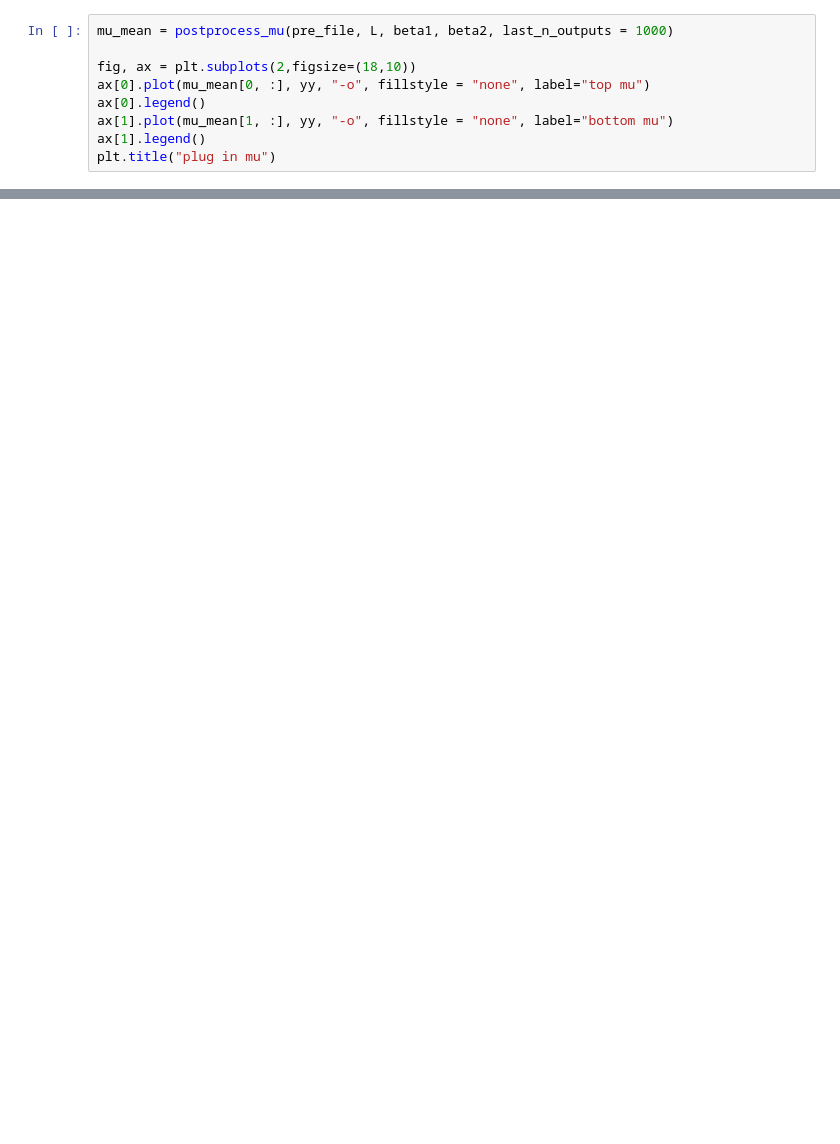
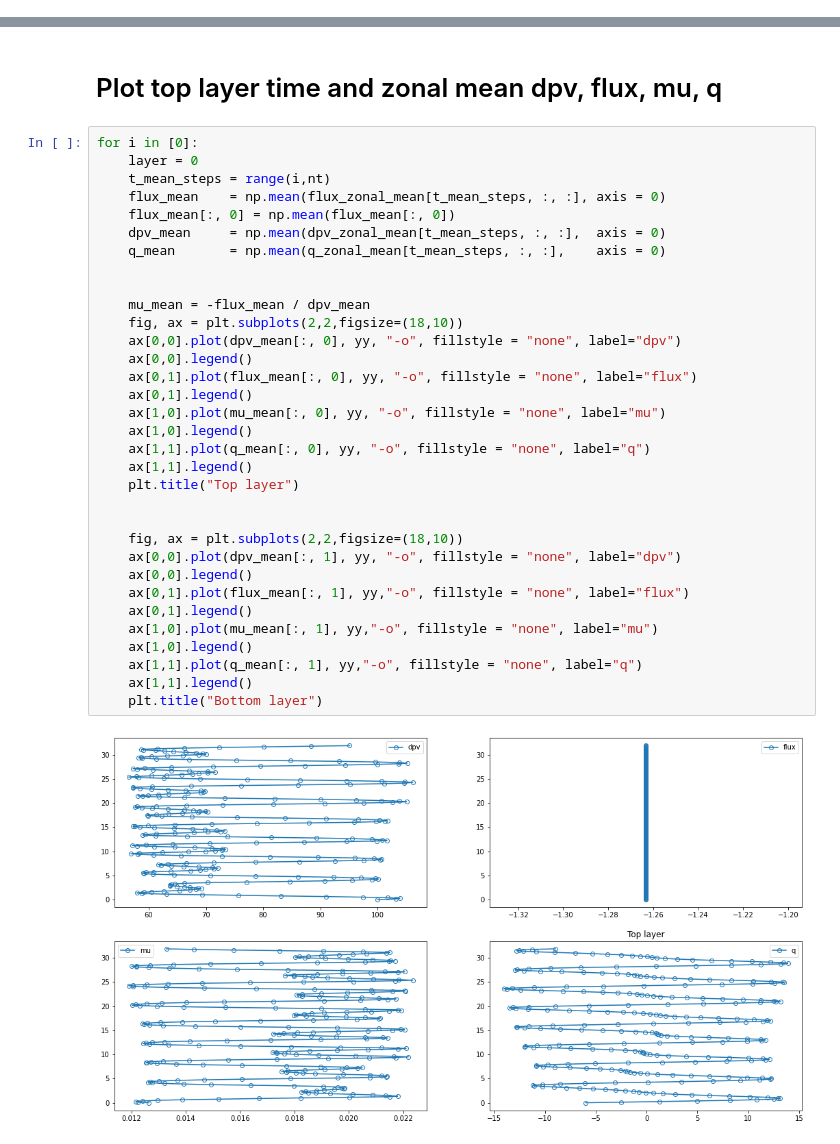
Before and after one commit to Zhengyu-Huang/Point-Jet, a Jupyter notebook: qg_model/Solver_q.ipynb, the cells around one changed output, grey strips where cells are left out. Saved outputs shown, nothing was run; the diff lists cells and outputs as text; blank space fills up the shorter version.

Commit message:
update plug-in test

```diff
--- a/qg_model/Solver_q.ipynb
+++ b/qg_model/Solver_q.ipynb
@@ -118,9 +0,0 @@ for i in [500,1000]:
-# %%
-mu_mean = postprocess_mu(pre_file, L, beta1, beta2, last_n_outputs = 1000)
-
-fig, ax = plt.subplots(2,figsize=(18,10))
-ax[0].plot(mu_mean[0, :], yy, "-o", fillstyle = "none", label="top mu")
-ax[0].legend()
-ax[1].plot(mu_mean[1, :], yy, "-o", fillstyle = "none", label="bottom mu")
-ax[1].legend()
-plt.title("plug in mu")
@@ -227,0 +96,37 @@ q.shape
+# %% [markdown]
+# Plot top layer time and zonal mean dpv, flux, mu, q
+# %%
+for i in [0]:
+    layer = 0
+    t_mean_steps = range(i,nt)
+    flux_mean    = np.mean(flux_zonal_mean[t_mean_steps, :, :], axis = 0)
+    flux_mean[:, 0] = np.mean(flux_mean[:, 0])
+    dpv_mean     = np.mean(dpv_zonal_mean[t_mean_steps, :, :],  axis = 0)
+    q_mean       = np.mean(q_zonal_mean[t_mean_steps, :, :],    axis = 0)
+
+
+    mu_mean = -flux_mean / dpv_mean
+    fig, ax = plt.subplots(2,2,figsize=(18,10))
+    ax[0,0].plot(dpv_mean[:, 0], yy, "-o", fillstyle = "none", label="dpv")
+    ax[0,0].legend()
+    ax[0,1].plot(flux_mean[:, 0], yy, "-o", fillstyle = "none", label="flux")
+    ax[0,1].legend()
+    ax[1,0].plot(mu_mean[:, 0], yy, "-o", fillstyle = "none", label="mu")
+    ax[1,0].legend()
+    ax[1,1].plot(q_mean[:, 0], yy, "-o", fillstyle = "none", label="q")
+    ax[1,1].legend()
+    plt.title("Top layer")
+
+
+    fig, ax = plt.subplots(2,2,figsize=(18,10))
+    ax[0,0].plot(dpv_mean[:, 1], yy, "-o", fillstyle = "none", label="dpv")
+    ax[0,0].legend()
+    ax[0,1].plot(flux_mean[:, 1], yy,"-o", fillstyle = "none", label="flux")
+    ax[0,1].legend()
+    ax[1,0].plot(mu_mean[:, 1], yy,"-o", fillstyle = "none", label="mu")
+    ax[1,0].legend()
+    ax[1,1].plot(q_mean[:, 1], yy,"-o", fillstyle = "none", label="q")
+    ax[1,1].legend()
+    plt.title("Bottom layer")
+# %% [output]
+[figure, added]
```
Also changed, not shown: parts of 36 cells of this notebook, 1 other file.
